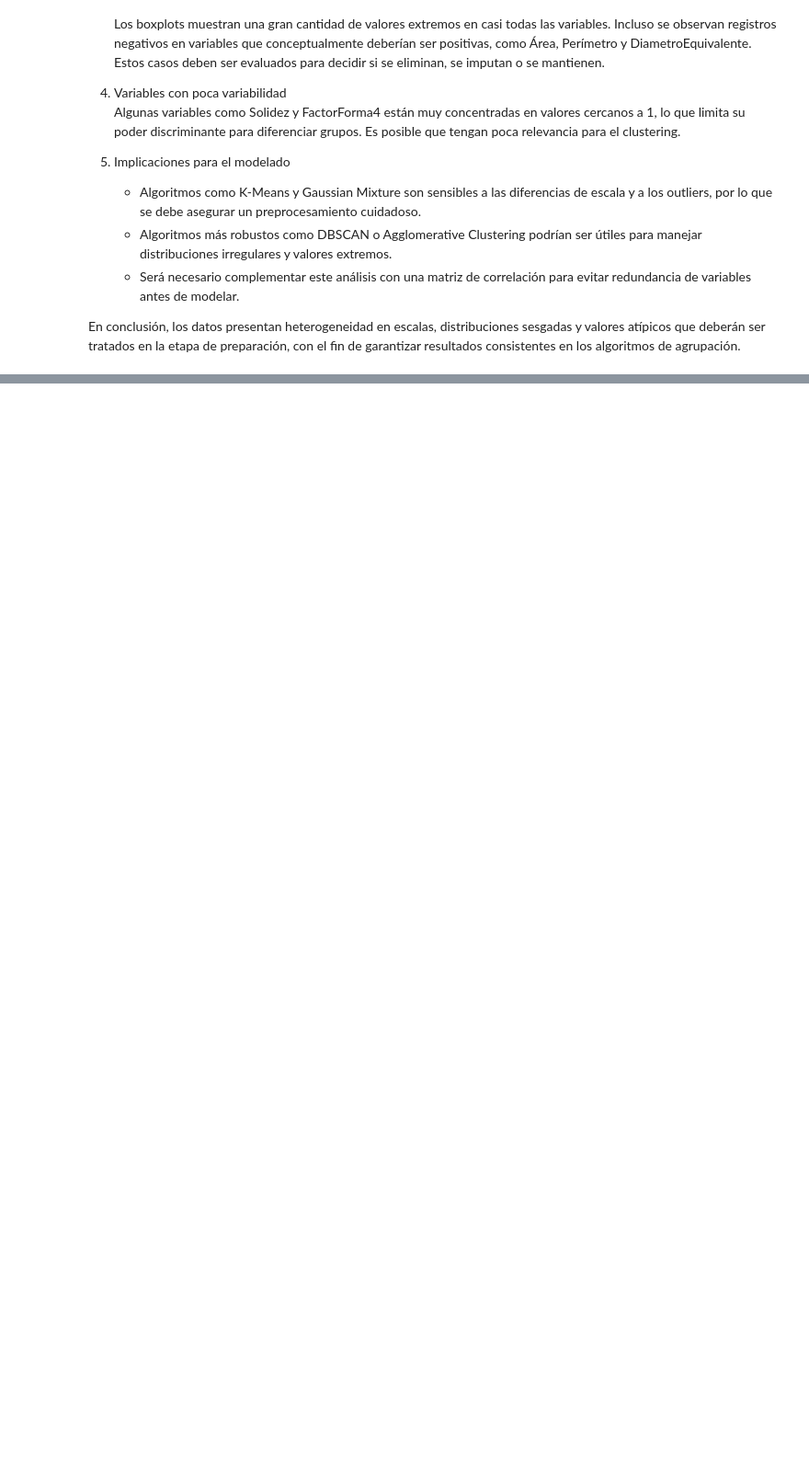
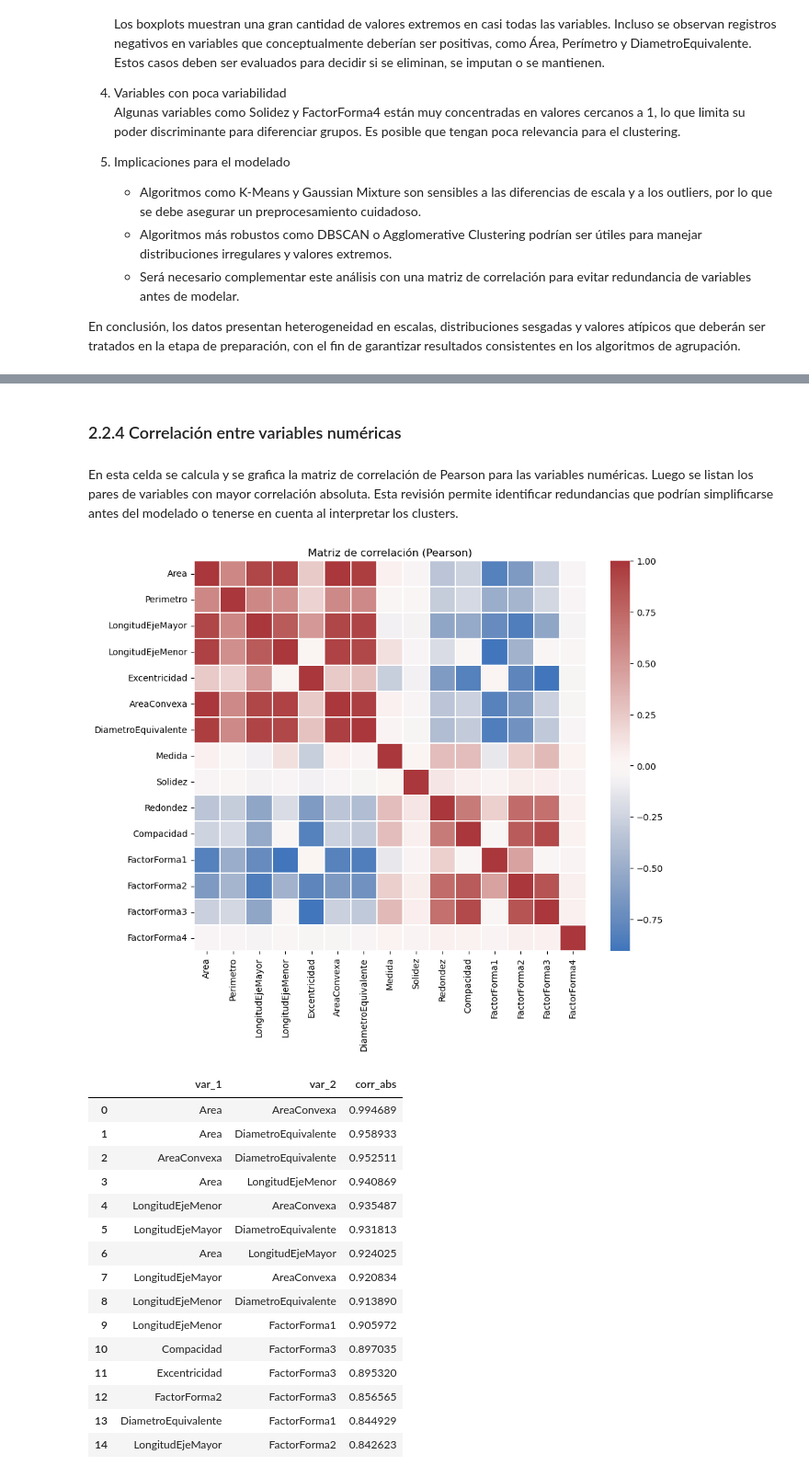
Before and after one commit to carvafel/Laboratorio-2, a Jupyter notebook: Lab2.ipynb, the cells around one changed output, grey strips where cells are left out. Shown at 92% size. Cells and saved outputs as stored; diff of their text form; code cells hidden in the pictures; blank space fills up the shorter version.

```diff
--- a/Lab2.ipynb
+++ b/Lab2.ipynb
@@ -172,0 +309,41 @@ En conclusión, los datos presentan heterogeneidad en escalas, distribuciones se
+# %% [markdown]
+### 2.2.4 Correlación entre variables numéricas
+# %% [markdown]
+En esta celda se calcula y se grafica la matriz de correlación de Pearson para las variables numéricas. Luego se listan los pares de variables con mayor correlación absoluta. Esta revisión permite identificar redundancias que podrían simplificarse antes del modelado o tenerse en cuenta al interpretar los clusters.
+# %%
+corr = df[numericas].corr(method="pearson")
+plt.figure(figsize=(10, 8))
+sns.heatmap(corr, cmap="vlag", center=0, linewidths=.25)
+plt.title("Matriz de correlación (Pearson)")
+plt.show()
+
+# Top correlaciones absolutas más altas (excluye 1.0 en la diagonal)
+corr_abs = corr.abs()
+upper = corr_abs.where(np.triu(np.ones(corr_abs.shape), k=1).astype(bool))
+top_pairs = (
+    upper.stack()
+         .sort_values(ascending=False)
+         .head(15)
+         .rename("corr_abs")
+         .reset_index()
+         .rename(columns={"level_0": "var_1", "level_1": "var_2"})
+)
+display(top_pairs)
+# %% [output]
+[figure, added]
+|  | var_1 | var_2 | corr_abs |
+| 0 | Area | AreaConvexa | 0.994689 |
+| 1 | Area | DiametroEquivalente | 0.958933 |
+| 2 | AreaConvexa | DiametroEquivalente | 0.952511 |
+| 3 | Area | LongitudEjeMenor | 0.940869 |
+| 4 | LongitudEjeMenor | AreaConvexa | 0.935487 |
+| 5 | LongitudEjeMayor | DiametroEquivalente | 0.931813 |
+| 6 | Area | LongitudEjeMayor | 0.924025 |
+| 7 | LongitudEjeMayor | AreaConvexa | 0.920834 |
+| 8 | LongitudEjeMenor | DiametroEquivalente | 0.913890 |
+| 9 | LongitudEjeMenor | FactorForma1 | 0.905972 |
+| 10 | Compacidad | FactorForma3 | 0.897035 |
+| 11 | Excentricidad | FactorForma3 | 0.895320 |
+| 12 | FactorForma2 | FactorForma3 | 0.856565 |
+| 13 | DiametroEquivalente | FactorForma1 | 0.844929 |
+| 14 | LongitudEjeMayor | FactorForma2 | 0.842623 |
```
Also changed, not shown: parts of 30 cells of this notebook.
